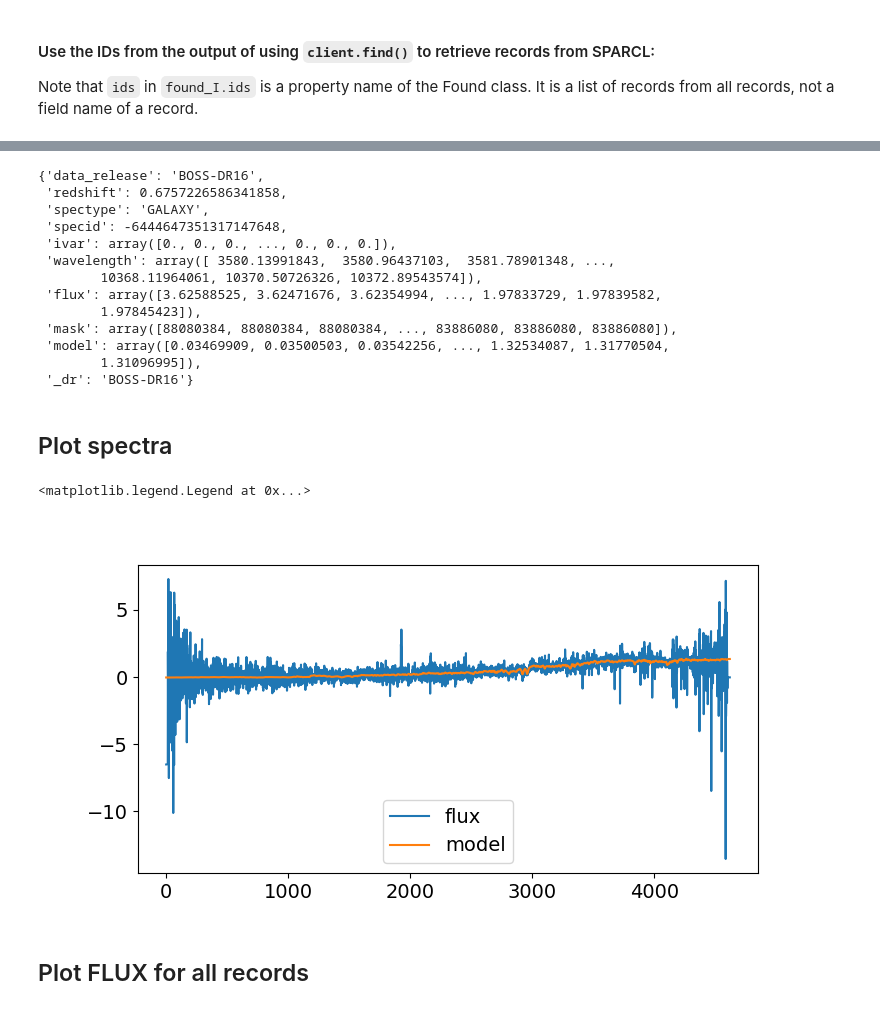
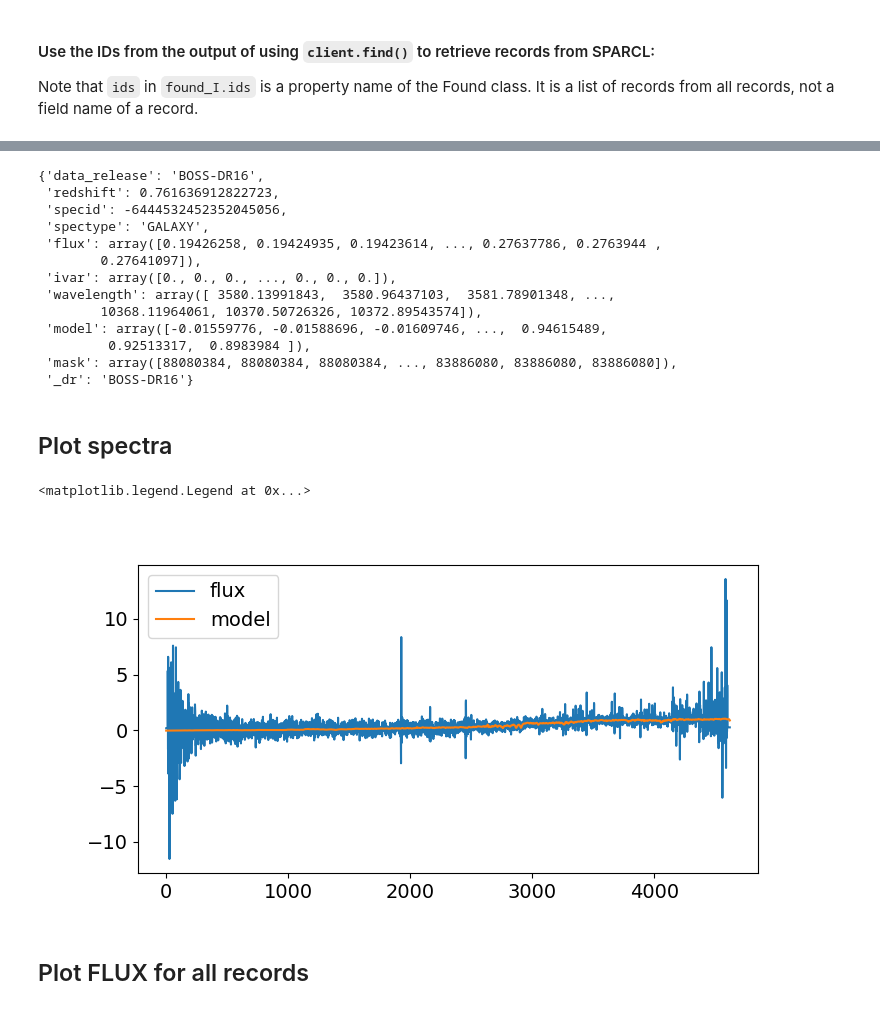
Before and after one commit to astro-datalab/sparclclient, a Jupyter notebook: sparcl/notebooks/sparcl-examples.ipynb, the cells around one changed output, grey strips where cells are left out. Cells and saved outputs as stored; diff of their text form; code cells hidden in the pictures.

```diff
--- a/sparcl/notebooks/sparcl-examples.ipynb
+++ b/sparcl/notebooks/sparcl-examples.ipynb
@@ -87,8 +82,12 @@ Run started: 2023-11-06 13:39:26.739010
 # %%
-server='https://sparc1.datalab.noirlab.edu'
-help(sparcl.client.SparclClient)
+server  = 'http://localhost:8050'                    # internal DEV
+#server = 'https://sparc1.datalab.noirlab.edu'       # internal PAT testing
+#server = 'https://astrosparcl.datalab.noirlab.edu'  # Public
+show_help = True
+if show_help:
+    help(sparcl.client.SparclClient)
 client = sparcl.client.SparclClient(url=server, show_curl=True)
-client
+print(f'{client=}')
 # %% [output]
 Help on class SparclClient in module sparcl.client:
 
@@ -322,29 +308,30 @@ Wall time: 989 ms
 results.records[0]
 # %% [output]
 {'data_release': 'BOSS-DR16',
- 'redshift': 0.6757226586341858,
+ 'redshift': 0.761636912822723,
+ 'specid': -6444532452352045056,
  'spectype': 'GALAXY',
- 'specid': -6444647351317147648,
+ 'flux': array([0.19426258, 0.19424935, 0.19423614, ..., 0.27637786, 0.2763944 ,
+        0.27641097]),
  'ivar': array([0., 0., 0., ..., 0., 0., 0.]),
  'wavelength': array([ 3580.13991843,  3580.96437103,  3581.78901348, ...,
         10368.11964061, 10370.50726326, 10372.89543574]),
- 'flux': array([3.62588525, 3.62471676, 3.62354994, ..., 1.97833729, 1.97839582,
-        1.97845423]),
+ 'model': array([-0.01559776, -0.01588696, -0.01609746, ...,  0.94615489,
+         0.92513317,  0.8983984 ]),
  'mask': array([88080384, 88080384, 88080384, ..., 83886080, 83886080, 83886080]),
- 'model': array([0.03469909, 0.03500503, 0.03542256, ..., 1.32534087, 1.31770504,
-        1.31096995]),
  '_dr': 'BOSS-DR16'}
 # %% [markdown]
 ## Plot spectra
 # %%
 recs = results.records
+idx = 0
 fig=plt.figure(1, figsize=(8,4), dpi= 100, facecolor='w', edgecolor='k')
-fline, = plt.plot(recs[1].flux, label=f'flux')
-mline, = plt.plot(recs[1].model, label=f'model')
+fline, = plt.plot(recs[idx].flux, label=f'flux')
+mline, = plt.plot(recs[idx].model, label=f'model')
 plt.legend(handles=[fline,mline])
 # %% [output]
 <matplotlib.legend.Legend at 0x...>
-[figure, old version]
+[figure, new version]
 # %% [markdown]
 ## Plot FLUX for all records
 # %%
```
Also changed, not shown: parts of 41 cells of this notebook, 2 other files.
